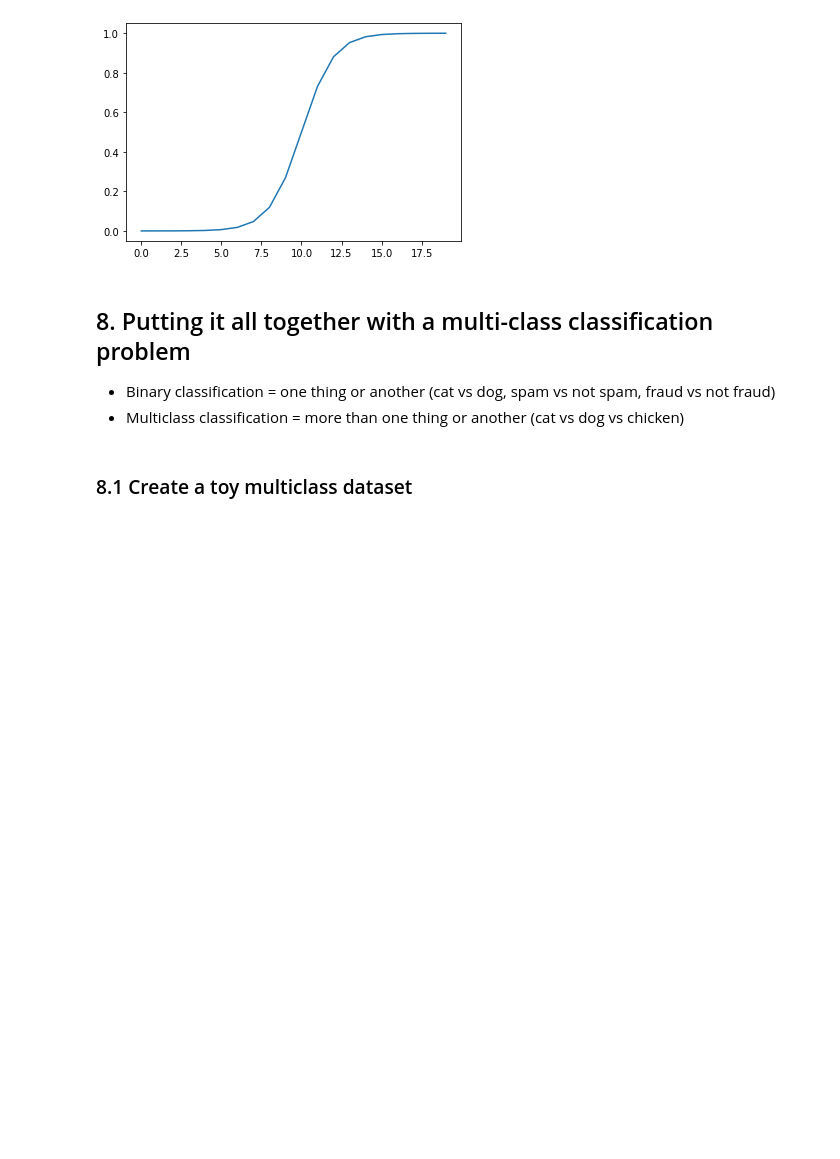
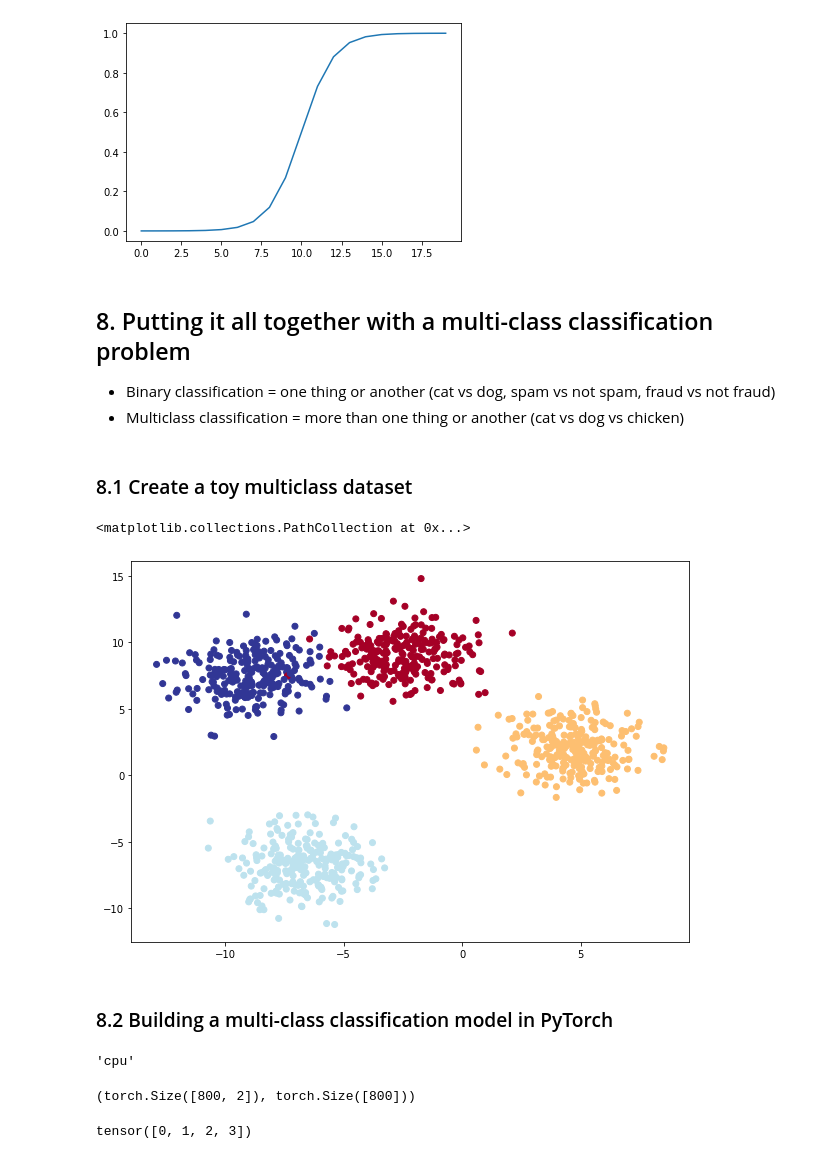
Before and after one commit to VanshK7/PyTorch-for-Deep-Learning-Course, a Jupyter notebook: 02_pytorch_classification.ipynb, the cells around one changed output. Saved outputs shown, nothing was run; the diff lists cells and outputs as text; code cells hidden in the pictures; blank space fills up the shorter version.

```diff
--- a/02_pytorch_classification.ipynb
+++ b/02_pytorch_classification.ipynb
@@ -1004,22 +1004,37 @@ plt.plot(sigmoid(A))        # We get the same graph
 # %%
 # Import dependencies
 import torch
 import matplotlib.pyplot as plt
 from sklearn.datasets import make_blobs
 from sklearn.model_selection import train_test_split
 
 # Set the hyperparameters
 NUM_CLASSES = 4
 NUM_FEATURES = 2
 RANDOM_SEED = 42
 
 # 1. Create multi-class data
 X_blob, y_blob = make_blobs(n_samples=1000, n_features=NUM_FEATURES, centers=NUM_CLASSES,
-                            center_std=1.5, random_state=RANDOM_SEED)
+                            cluster_std=1.5, random_state=RANDOM_SEED)
 
 # 2. Turn data into tensors
 X_blob = torch.from_numpy(X_blob).type(torch.float)
-y_blob = torch.from_numpy(y_blob).type(torch.float)
+y_blob = torch.from_numpy(y_blob).type(torch.LongTensor)
 
 # 3. Split into train and test set
-X_blob_train, X_blob_test, y_blob_train, y_blob_test = train_test_split(X_blob)
+X_blob_train, X_blob_test, y_blob_train, y_blob_test = train_test_split(X_blob, y_blob, test_size=0.2, random_state=RANDOM_SEED)
+
+# 4. Plot data
+plt.figure(figsize=(10, 7))
+plt.scatter(X_blob[:, 0], X_blob[:, 1], c=y_blob, cmap=plt.cm.RdYlBu)     # Choose the colour of the plot based on y_blob
+# %% [output]
+<matplotlib.collections.PathCollection at 0x...>
+[figure, added]
+# %% [markdown]
+### 8.2 Building a multi-class classification model in PyTorch
+# %%
+# Writing device agnostic code
+device = "cuda" if torch.cuda.is_available() else "cpu"
+device
+# %% [output]
+'cpu'
@@ -1025,0 +1070,8 @@ X_blob_train, X_blob_test, y_blob_train, y_blob_test = train_test_split(X_blob)
+# %%
+X_blob_train.shape, y_blob_train.shape
+# %% [output]
+(torch.Size([800, 2]), torch.Size([800]))
+# %%
+torch.unique(y_blob_train)              # Number of classes in multi-class classification
+# %% [output]
+tensor([0, 1, 2, 3])
```
Also changed, not shown: parts of 28 cells of this notebook, 10 other files.
